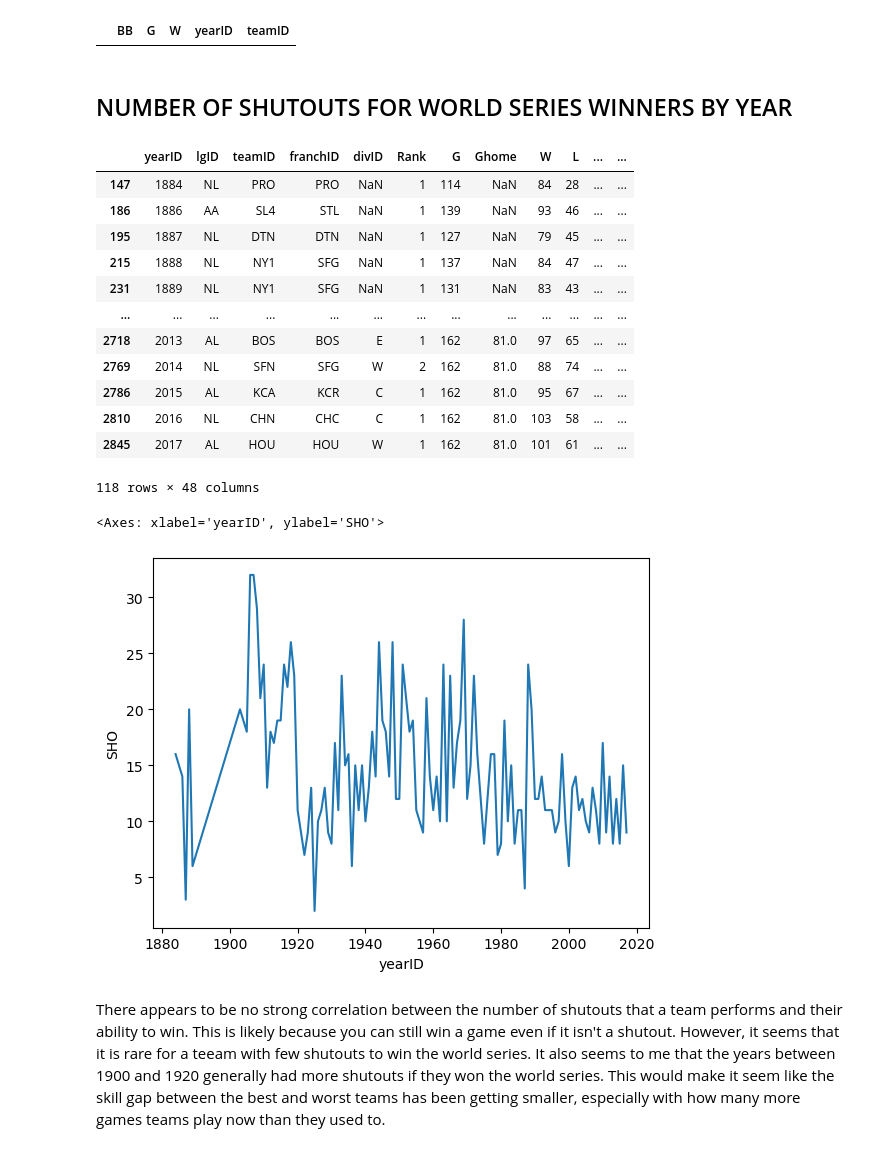
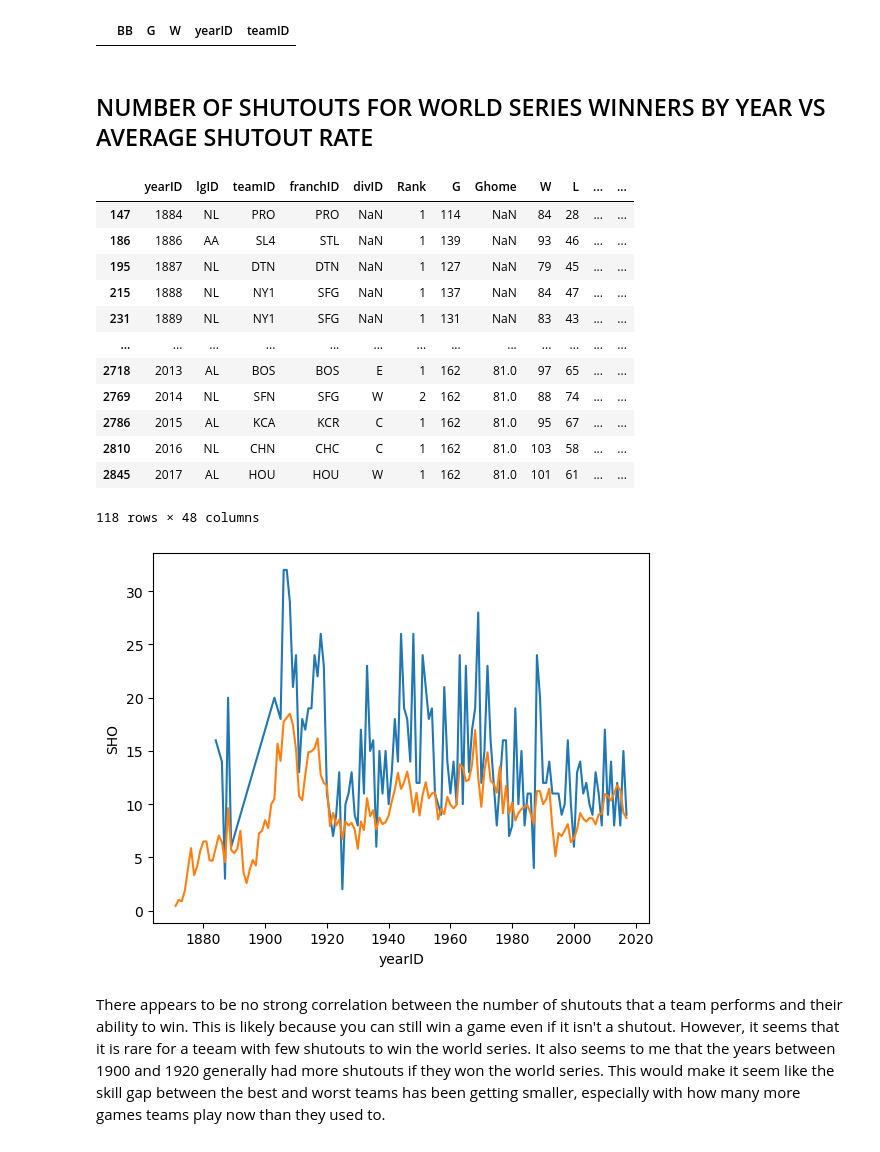
Before and after one commit to Drew-Watson-117/Data_Science_Project_1, a Jupyter notebook: project1.ipynb, the cells around one changed output. Cells and saved outputs as stored; diff of their text form; code cells hidden in the pictures.

```diff
--- a/project1.ipynb
+++ b/project1.ipynb
@@ -46,27 +46,30 @@ walkteams['winPercent'] = walkteams.W/walkteams.G
 2865 rows × 5 columns
 |  | BB | G | W | yearID | teamID |
 # %% [markdown]
-## NUMBER OF SHUTOUTS FOR WORLD SERIES WINNERS BY YEAR
+## NUMBER OF SHUTOUTS FOR WORLD SERIES WINNERS BY YEAR VS AVERAGE SHUTOUT RATE
 # %%
 winners = teams[teams.WSWin == 'Y']
 display(winners)
 sns.lineplot(data=winners, x="yearID", y="SHO")
+
+shutoutsByYear = teams.groupby('yearID').agg({'SHO': 'mean'})
+sns.lineplot(data=shutoutsByYear, x="yearID", y="SHO")
+plt.show()
 # %% [output]
 |  | yearID | lgID | teamID | franchID | divID | Rank | G | Ghome | W | L | ... | ... |
 | 147 | 1884 | NL | PRO | PRO | NaN | 1 | 114 | NaN | 84 | 28 | ... | ... |
 | 186 | 1886 | AA | SL4 | STL | NaN | 1 | 139 | NaN | 93 | 46 | ... | ... |
 | 195 | 1887 | NL | DTN | DTN | NaN | 1 | 127 | NaN | 79 | 45 | ... | ... |
 | 215 | 1888 | NL | NY1 | SFG | NaN | 1 | 137 | NaN | 84 | 47 | ... | ... |
 | 231 | 1889 | NL | NY1 | SFG | NaN | 1 | 131 | NaN | 83 | 43 | ... | ... |
 | ... | ... | ... | ... | ... | ... | ... | ... | ... | ... | ... | ... | ... |
 | 2718 | 2013 | AL | BOS | BOS | E | 1 | 162 | 81.0 | 97 | 65 | ... | ... |
 | 2769 | 2014 | NL | SFN | SFG | W | 2 | 162 | 81.0 | 88 | 74 | ... | ... |
 | 2786 | 2015 | AL | KCA | KCR | C | 1 | 162 | 81.0 | 95 | 67 | ... | ... |
 | 2810 | 2016 | NL | CHN | CHC | C | 1 | 162 | 81.0 | 103 | 58 | ... | ... |
 | 2845 | 2017 | AL | HOU | HOU | W | 1 | 162 | 81.0 | 101 | 61 | ... | ... |
 118 rows × 48 columns
-<Axes: xlabel='yearID', ylabel='SHO'>
-[figure, old version]
+[figure, new version]
 # %% [markdown]
 There appears to be no strong correlation between the number of shutouts that a team performs and their ability to win. This is likely because you can still win a game even if it isn't a shutout. However, it seems that it is rare for a teeam with few shutouts to win the world series. It also seems to me that the years between 1900 and 1920 generally had more shutouts if they won the world series. This would make it seem like the skill gap between the best and worst teams has been getting smaller, especially with how many more games teams play now than they used to.
 # %%
```
Also changed, not shown: parts of 2 cells of this notebook, 2 other files.
